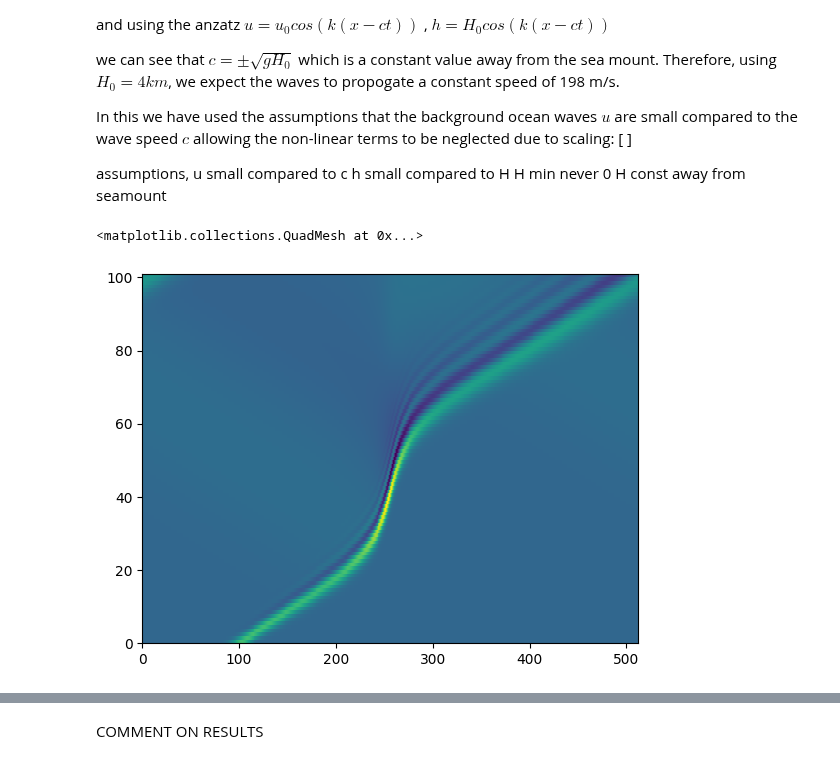
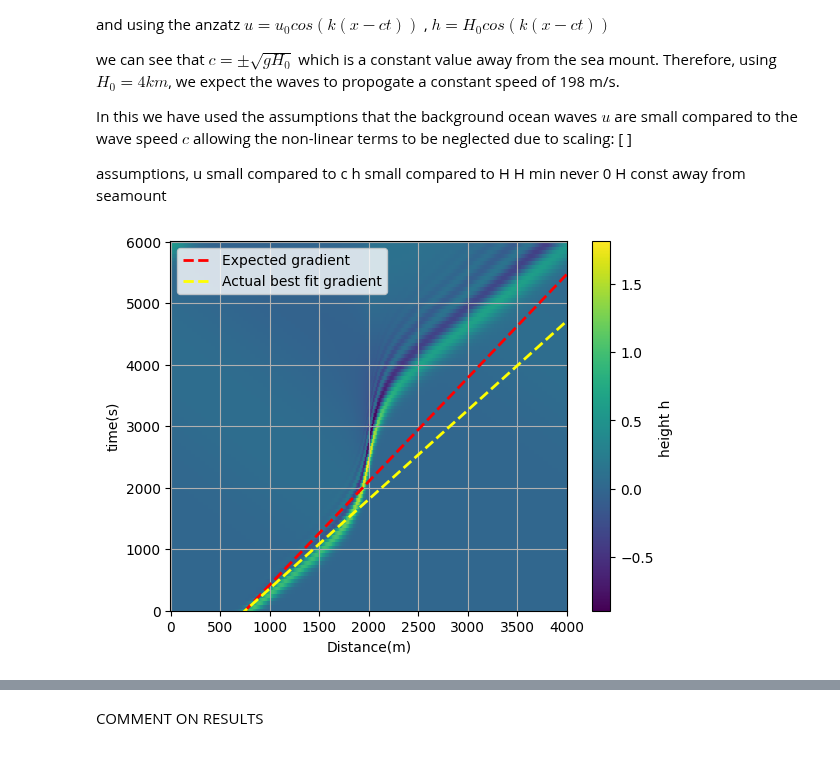
Before and after one commit to meganlouiseedwards/QCES, a Jupyter notebook: Project3_tsunami.ipynb, the cells around one changed output, grey strips where cells are left out. Saved outputs shown, nothing was run; the diff lists cells and outputs as text; code cells hidden in the pictures.

Commit message:
2.3 plot complete

```diff
--- a/Project3_tsunami.ipynb
+++ b/Project3_tsunami.ipynb
@@ -261,20 +261,26 @@ H const away from seamount
 # %%
 # CREATE FIGURES HERE
 #check number of points in x linspace
 X=np.linspace(0, 4000, 512)
 T=np.linspace(0, 6012, 101)
 X, T= np.meshgrid(X, T)
 plt.figure()
 plt.pcolormesh(X, T, h_save)
-plt.pcolormesh(h_save)
+#plt.pcolormesh(h_save)
 plt.xlabel('Distance(m)')
 plt.ylabel('time(s)')
-plt.plot(x, 194*x +75)
+line_x= np.linspace(0,4000,1000)
+line_y= line_x * 1.684 -1263
+line_z= line_x * 1.45 -1087.5
+plt.plot(line_x, line_y, color='red', linewidth=2, linestyle='--', label='Expected gradient' )
+plt.plot(line_x, line_z, color='yellow', linewidth=2, linestyle='--', label='Actual best fit gradient' )
+plt.ylim(0,6012)
+plt.colorbar(label='height h ')
+plt.legend()
 plt.grid(True)
 plt.show()
 # %% [output]
-<matplotlib.collections.QuadMesh at 0x...>
-[figure, old version]
+[figure, new version]
 # %%
 print(h_save.shape)
 # %% [output]
```
Also changed, not shown: parts of 10 cells of this notebook.
